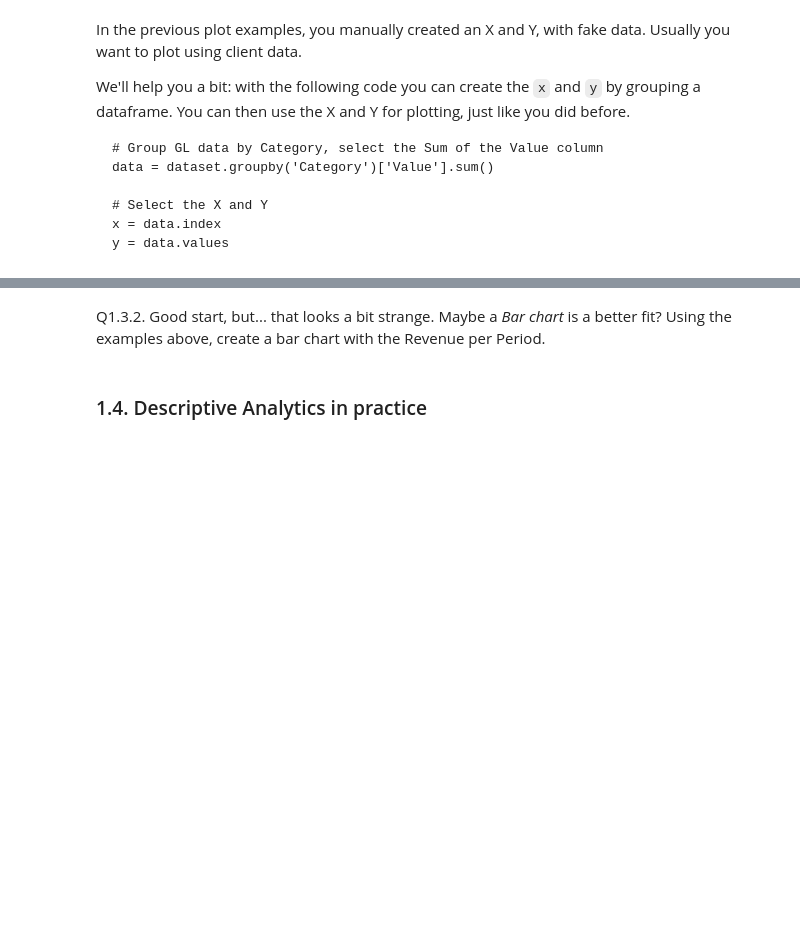
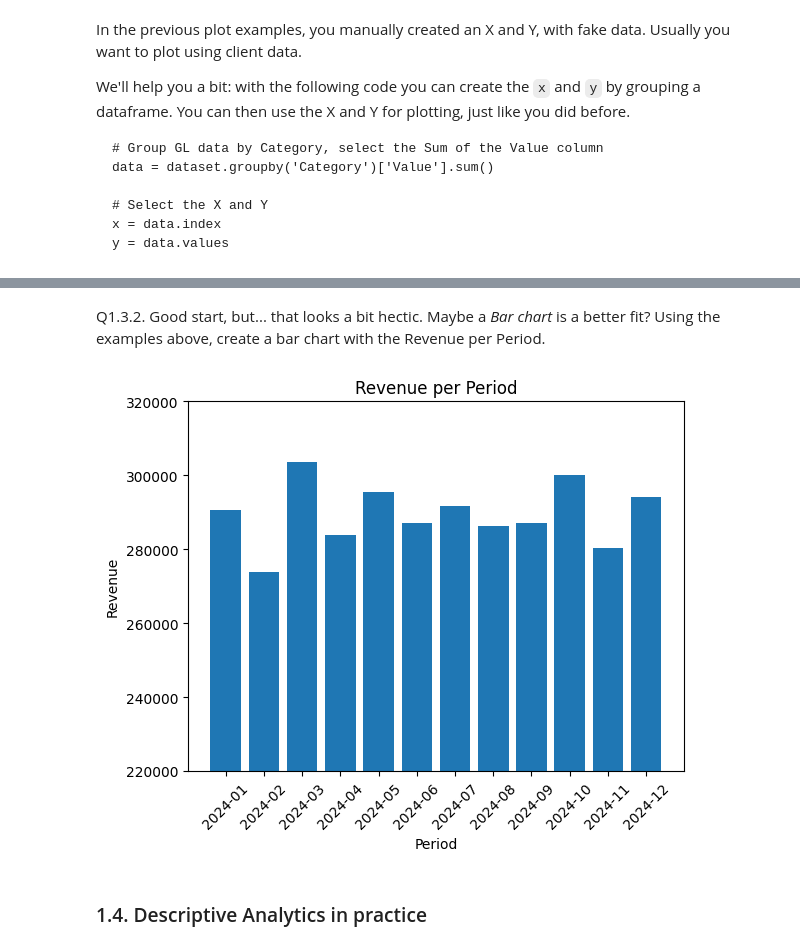
Before and after one commit to Louren/dsa-practica, a Jupyter notebook: Notebooks/1b_answers.ipynb, the cells around one changed output, grey strips where cells are left out. Saved outputs shown, nothing was run; the diff lists cells and outputs as text; code cells hidden in the pictures; blank space fills up the shorter version.

```diff
--- a/Notebooks/1b_answers.ipynb
+++ b/Notebooks/1b_answers.ipynb
@@ -185,29 +217,31 @@ plt.show()
 # %% [markdown]
-Q1.3.2. Good start, but... that looks a bit strange. Maybe a *Bar chart* is a better fit? Using the examples above, create a bar chart with the Revenue per Period.
+Q1.3.2. Good start, but... that looks a bit hectic. Maybe a *Bar chart* is a better fit? Using the examples above, create a bar chart with the Revenue per Period.
 # %%
 # A1.3.2
 # Hint: this code is exactly the same as 1.3.1. The only difference is marked with <---- below
 
 import matplotlib.pyplot as plt
 
 data = df_revenue.groupby('Period')['Amount'].sum()
 x = data.index
 y = data.values
 
 # Create a bar chart
 plt.bar(x, y) # <---- changed from plot to bar! Easy as that.
 
 # Add labels and a title
 plt.xlabel('Period')
 plt.ylabel('Revenue')
 plt.title('Revenue per Period')
 plt.xticks(rotation=45) # Rotate the x-axis labels
 
-# Bonus (not asked in the question and you don't need to learn this): start the y-axis at 300.000
-plt.ylim(300000, 400000)
+# Bonus (not asked in the question and you don't need to learn this): start the y-axis at the given value
+plt.ylim(220000, 320000)
 
 # Show the plot
 plt.show()
+# %% [output]
+[figure, added]
 # %% [markdown]
 ### 1.4. Descriptive Analytics in practice
 # %% [markdown]
```
Also changed, not shown: parts of 51 cells of this notebook, 1 other file.
